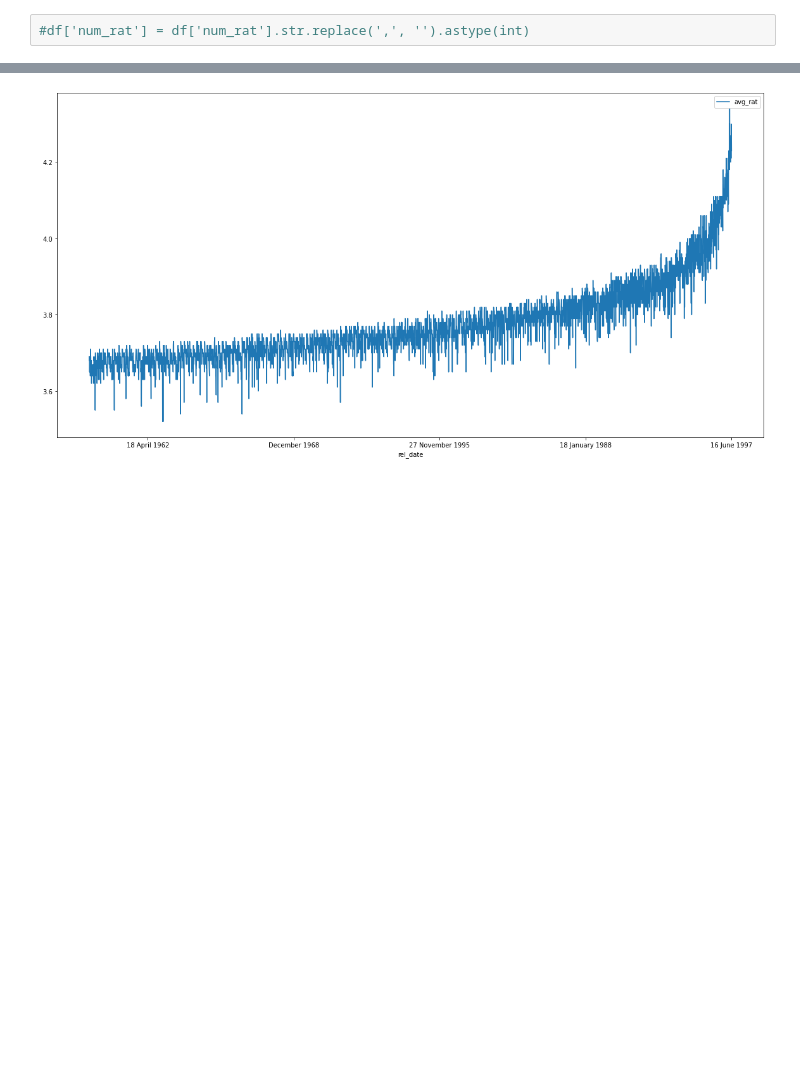
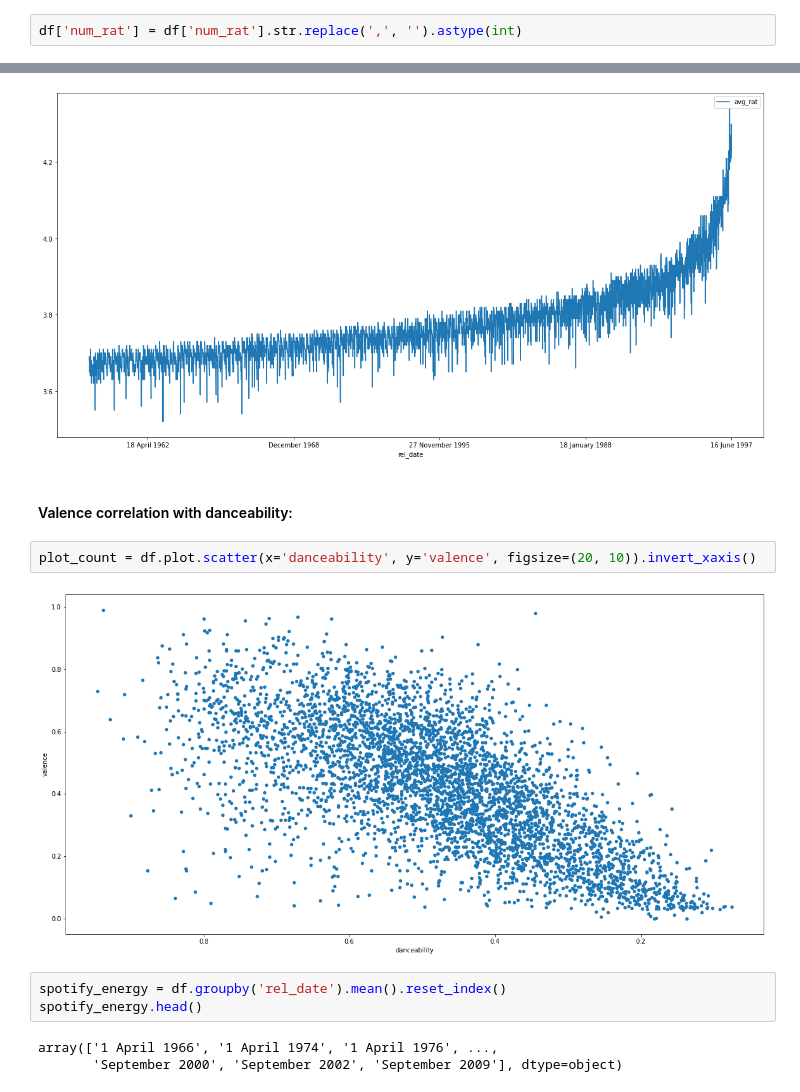
Before and after one commit to wbb-67/Spotify-Top-5000-Data-Visualizations, a Jupyter notebook: Spotify Top 5000 Data Visualizations.ipynb, the cells around one changed output, grey strips where cells are left out. Saved outputs shown, nothing was run; the diff lists cells and outputs as text; blank space fills up the shorter version.

```diff
--- a/Spotify Top 5000 Data Visualizations.ipynb
+++ b/Spotify Top 5000 Data Visualizations.ipynb
@@ -53,7 +53,7 @@ memory usage: 687.9+ KB
 # %% [markdown]
 Convert num_rat to data type int64
 # %%
-#df['num_rat'] = df['num_rat'].str.replace(',', '').astype(int)
+df['num_rat'] = df['num_rat'].str.replace(',', '').astype(int)
 # %% [markdown]
 #### Visualize the Release Date vs. Energy
 # %%
@@ -66,3 +66,15 @@ plot_count = df.plot.line(x='rel_date', y='num_rat', figsize=(20, 10)).invert_xa
 plot_count = df.plot.line(x='rel_date', y='avg_rat', figsize=(20, 10)).invert_xaxis()
 # %% [output]
 [figure]
+# %% [markdown]
+#### Valence correlation with danceability:
+# %%
+plot_count = df.plot.scatter(x='danceability', y='valence', figsize=(20, 10)).invert_xaxis()
+# %% [output]
+[figure, added]
+# %%
+spotify_energy = df.groupby('rel_date').mean().reset_index()
+spotify_energy.head()
+# %% [output]
+array(['1 April 1966', '1 April 1974', '1 April 1976', ...,
+       'September 2000', 'September 2002', 'September 2009'], dtype=object)
```
Also changed, not shown: parts of 2 cells of this notebook.
